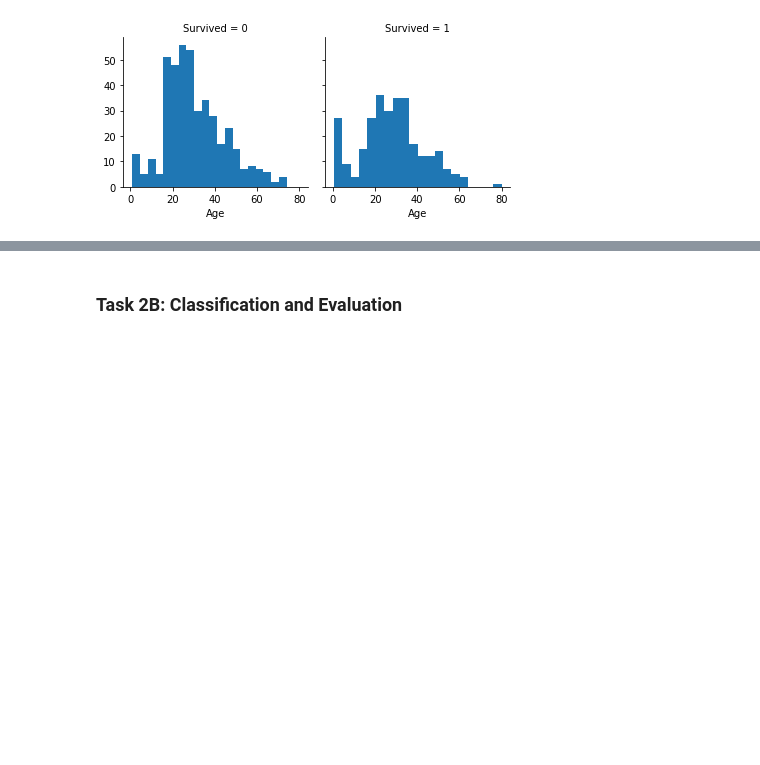
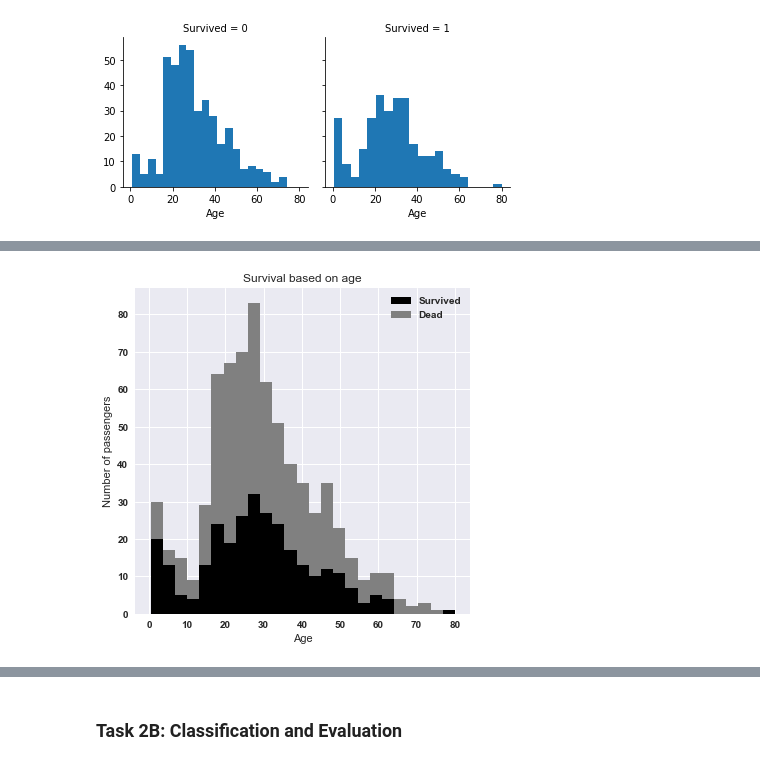
Before and after one commit to NatasjaWezel/DataMiningTechniques, a Jupyter notebook: assignment1_task2.ipynb, the cells around one changed output, grey strips where cells are left out. Drawn from its saved outputs; the diff is of its cells as text; code cells hidden in the pictures; blank space fills up the shorter version.

```diff
--- a/assignment1_task2.ipynb
+++ b/assignment1_task2.ipynb
@@ -113,0 +137,18 @@ g.map(plt.hist, 'Age', bins=20)
+# %%
+# g = sns.FacetGrid(train_df, col='Survived', height=5, aspect=.9, col_order=[1, 0])
+# g.map(plt.hist, 'Age', bins=25, color='black')
+# g.fig.subplots_adjust(top=0.9)
+# g.fig.suptitle('Survival based on age', fontsize=16)
+# g.savefig("results/age")
+
+figure = plt.figure(figsize=(6, 6))
+plt.hist([data[data['Survived'] == 1]['Age'], data[data['Survived'] == 0]['Age']],
+         stacked=True, color = ['black','grey'],
+         bins = 25, label = ['Survived','Dead'])
+plt.title('Survival based on age')
+plt.xlabel('Age')
+plt.ylabel('Number of passengers')
+plt.legend();
+plt.savefig("results/agestacked")
+# %% [output]
+[figure, added]
```
Also changed, not shown: parts of 4 cells of this notebook, 5 other files.
